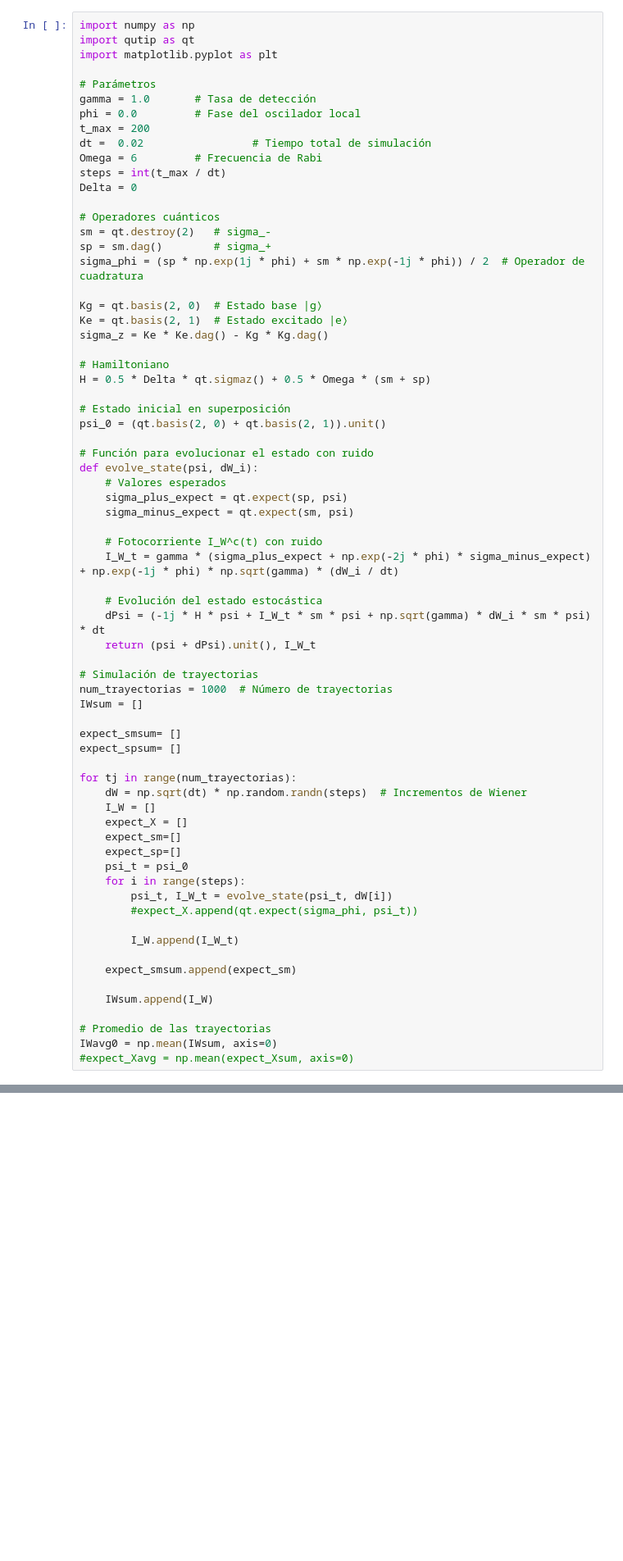
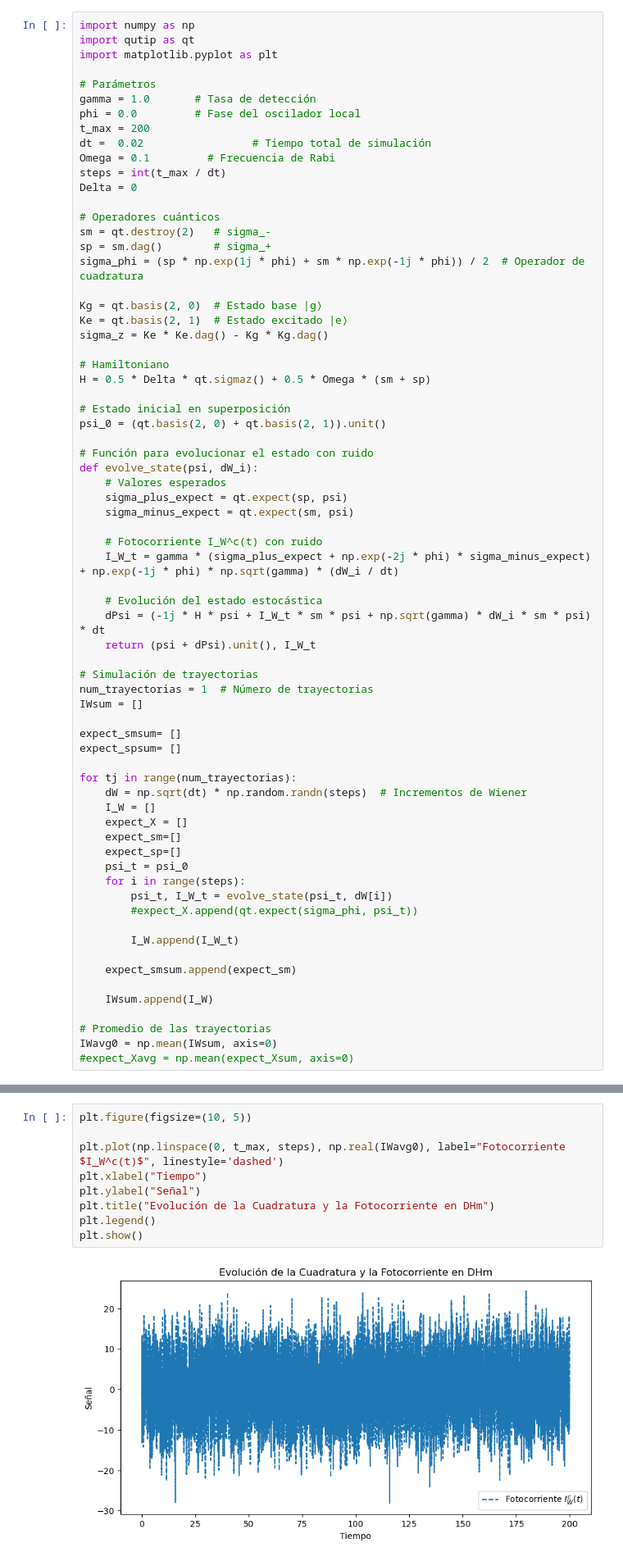
Before and after one commit to LKelvin26/FRI, a Jupyter notebook: Segundo semestre fotodeteccion/Deteccion homodina simulada 2.ipynb, the cells around one changed output, grey strips where cells are left out. Shown at 82% size. Saved outputs shown, nothing was run; the diff lists cells and outputs as text; blank space fills up the shorter version.

```diff
--- a/Segundo semestre fotodeteccion/Deteccion homodina simulada 2.ipynb
+++ b/Segundo semestre fotodeteccion/Deteccion homodina simulada 2.ipynb
@@ -8,7 +8,7 @@ gamma = 1.0       # Tasa de detección
 phi = 0.0         # Fase del oscilador local
 t_max = 200
 dt =  0.02                 # Tiempo total de simulación
-Omega = 6         # Frecuencia de Rabi
+Omega = 0.1         # Frecuencia de Rabi
 steps = int(t_max / dt)
 Delta = 0
 
@@ -41,7 +41,7 @@ def evolve_state(psi, dW_i):
     return (psi + dPsi).unit(), I_W_t
 
 # Simulación de trayectorias
-num_trayectorias = 1000  # Número de trayectorias
+num_trayectorias = 1  # Número de trayectorias
 IWsum = []
 
 expect_smsum= []
@@ -138,0 +70,11 @@ IWavgPimed = np.mean(IWsum, axis=0)
+# %%
+plt.figure(figsize=(10, 5))
+
+plt.plot(np.linspace(0, t_max, steps), np.real(IWavg0), label="Fotocorriente $I_W^c(t)$", linestyle='dashed')
+plt.xlabel("Tiempo")
+plt.ylabel("Señal")
+plt.title("Evolución de la Cuadratura y la Fotocorriente en DHm")
+plt.legend()
+plt.show()
+# %% [output]
+[figure, added]
```
Also changed, not shown: parts of 2 cells of this notebook, 8 other files.
